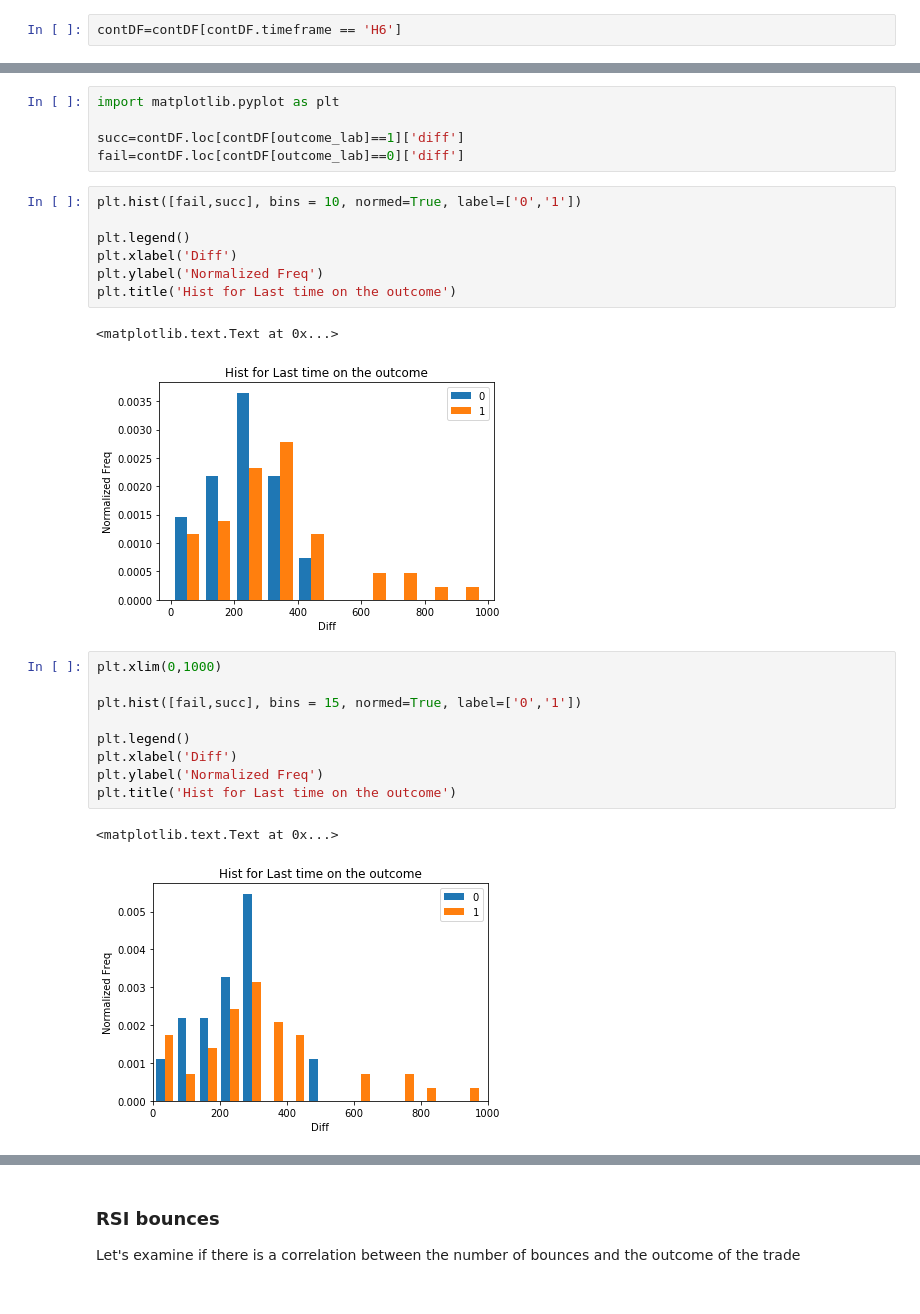
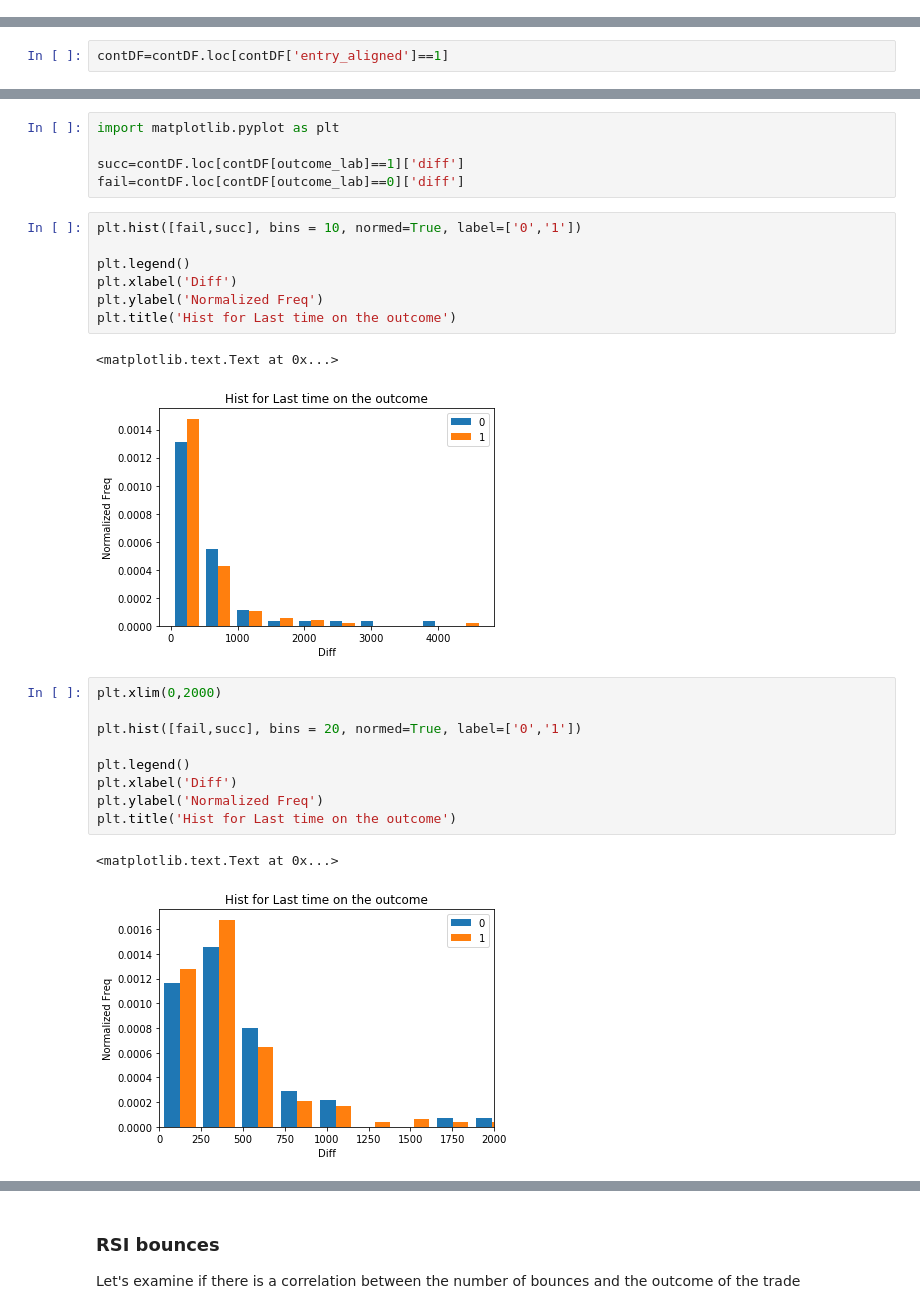
Before and after one commit to FOREXfunguru/FOREX, a Jupyter notebook: notebooks/Binary_classifier_cont_trades.ipynb, the cells around one changed output, grey strips where cells are left out. Cells and saved outputs as stored; diff of their text form.

Commit message:
adding entry_aligned analysis

```diff
--- a/notebooks/Binary_classifier_cont_trades.ipynb
+++ b/notebooks/Binary_classifier_cont_trades.ipynb
@@ -192,5 +192,3 @@ contDF['entry on RSI']=contDF.apply(digit_binary,axis=1,transl_dict=transl_dict,
 if "strong_trend" in contDF: contDF['strong trend']=contDF.apply(digit_binary,axis=1,transl_dict=transl_dict, name='strong trend')
 # %% [markdown]
 ## Selecting the desired timeframe
-# %%
-contDF=contDF[contDF.timeframe == 'H6']
@@ -219,3 +221,5 @@ contDF['ext_outcome']=contDF.apply(calc_extoutcome,axis=1)
+# %%
+contDF=contDF.loc[contDF['entry_aligned']==1]
 # %% [markdown]
 ## Initial exploration of the data
 
@@ -279,16 +283,16 @@ plt.ylabel('Normalized Freq')
 plt.title('Hist for Last time on the outcome')
 # %% [output]
 <matplotlib.text.Text at 0x...>
-[figure, old version]
+[figure, new version]
 # %%
-plt.xlim(0,1000)
+plt.xlim(0,2000)
 
-plt.hist([fail,succ], bins = 15, normed=True, label=['0','1'])
+plt.hist([fail,succ], bins = 20, normed=True, label=['0','1'])
 
 plt.legend()
 plt.xlabel('Diff')
 plt.ylabel('Normalized Freq')
 plt.title('Hist for Last time on the outcome')
 # %% [output]
 <matplotlib.text.Text at 0x...>
-[figure, old version]
+[figure, new version]
```
Also changed, not shown: parts of 111 cells of this notebook, 1 other file.
